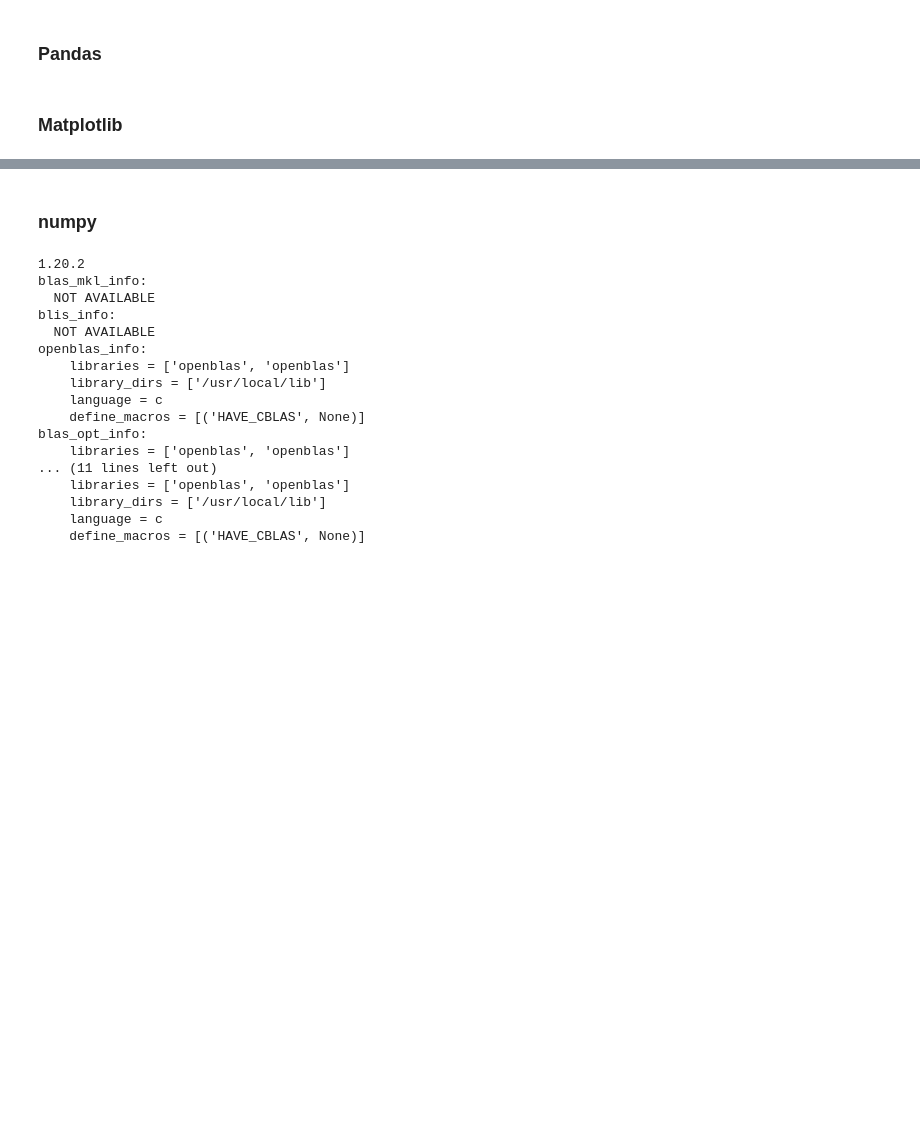
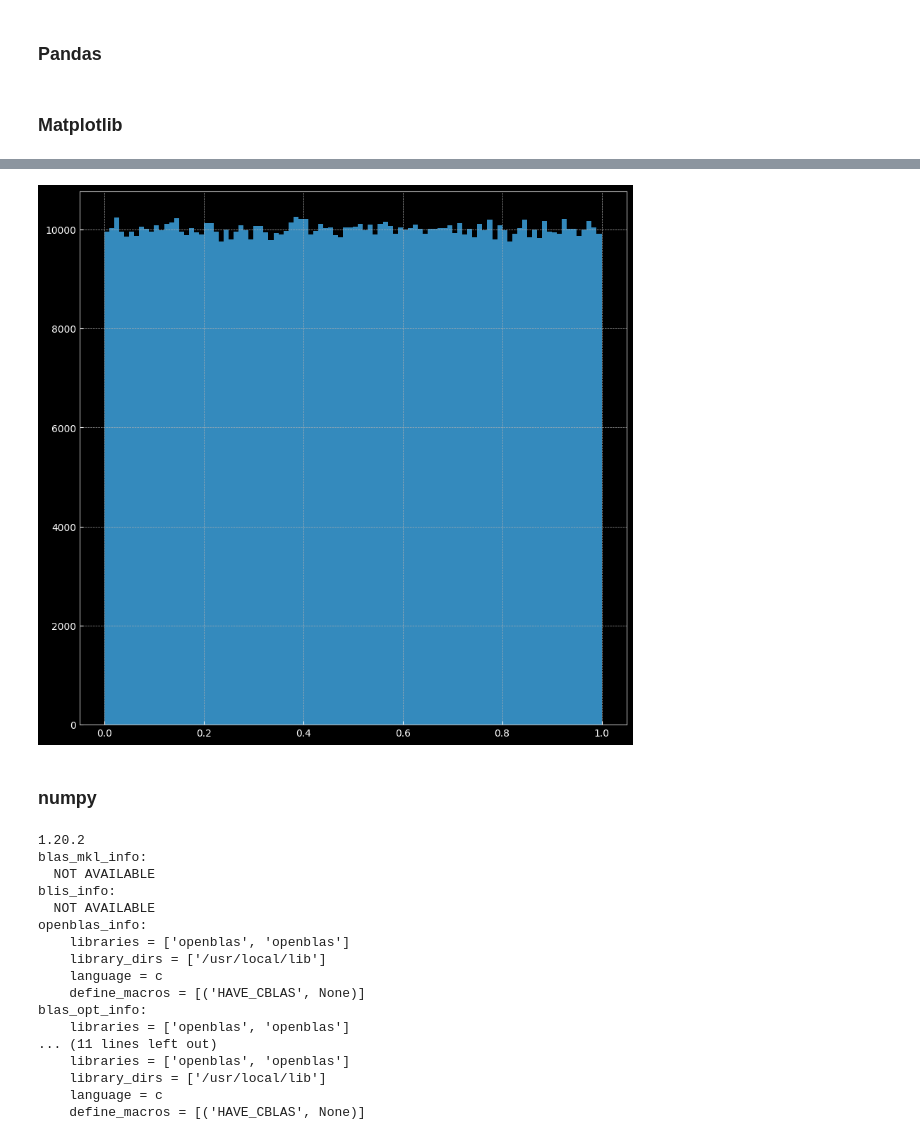
Before and after one commit to Qingfeng-Yao/Code-Repository, a Jupyter notebook: leetcodes/basics.ipynb, the cells around one changed output, grey strips where cells are left out. Saved outputs shown, nothing was run; the diff lists cells and outputs as text; code cells hidden in the pictures; blank space fills up the shorter version.

```diff
--- a/leetcodes/basics.ipynb
+++ b/leetcodes/basics.ipynb
@@ -1157,3 +1175,7 @@ pd.set_option('display.max_columns', 500)
+# %%
+plt.hist(torch.rand(10**6).numpy(), 100);
+# %% [output]
+[figure, added]
 # %% [markdown]
 ### numpy
 # %%
```
Also changed, not shown: parts of 21 cells of this notebook, 3 other files.
